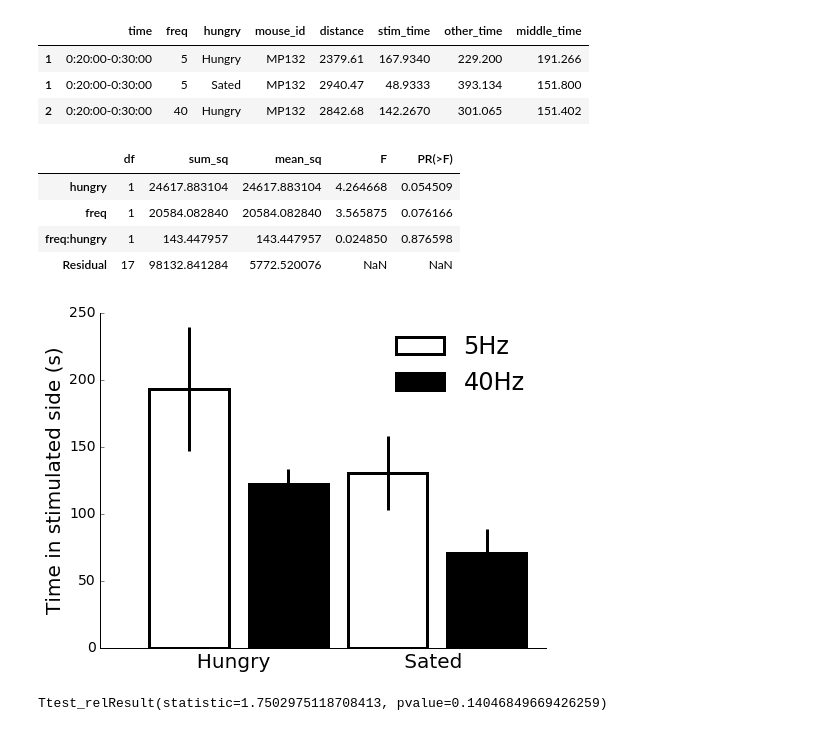
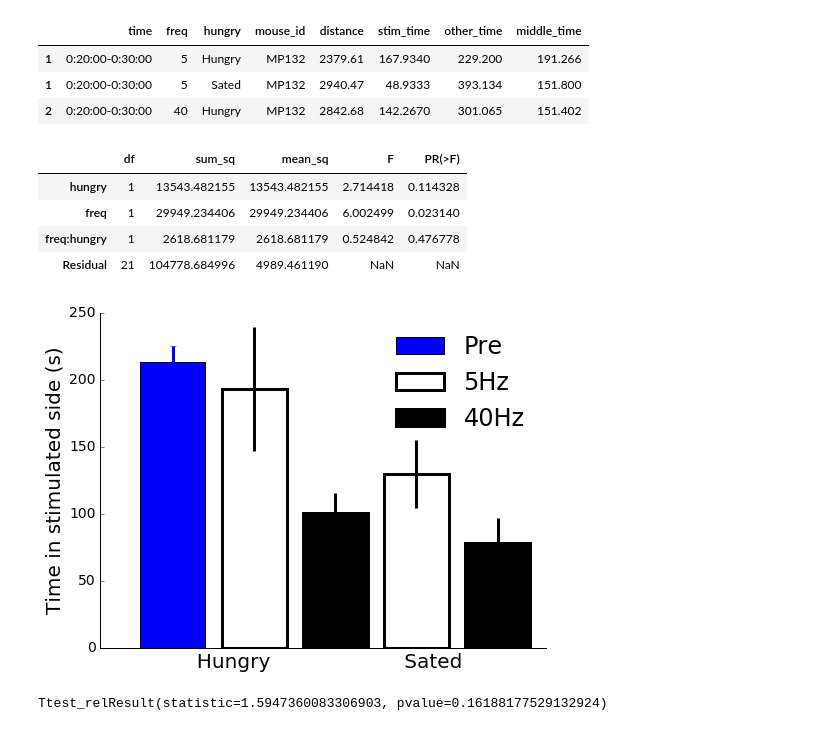
Before and after one commit to map222/MPNeuro, a Jupyter notebook: Ethovision/Real time place preference.ipynb, the cells around one changed output. Cells and saved outputs as stored; diff of their text form; code cells hidden in the pictures.

```diff
--- a/Ethovision/Real time place preference.ipynb
+++ b/Ethovision/Real time place preference.ipynb
@@ -27,6 +28,7 @@ five_hungry_df2 = load_rtpp_csv('160315 - RTPP - 5Hz hungry.csv')
 forty_sated_df = load_rtpp_csv('160307 - RTPP - 40Hz sated.csv')
 forty_sated_df2 = load_rtpp_csv('160314 - RTPP - 40Hz sated.csv')
 forty_hungry_df = load_rtpp_csv('160309 - RTPP - 40Hz hungry.csv')
+forty_hungry_df2 = load_rtpp_csv('160322 - RTPP - 40Hz hungry.csv')
 # %%
 # combine a rtpp experiment that did not have pre-rtpp time, with one that did
 def combine_dif_rtpp(no_pre_df, with_pre_df):
@@ -36,7 +38,10 @@ def combine_dif_rtpp(no_pre_df, with_pre_df):
 five_sated_combined_df = combine_dif_rtpp(five_sated_df, five_sated_df2)
 five_hungry_combined_df = combine_dif_rtpp(five_hungry_df, five_hungry_df2)
 forty_sated_combined_df = combine_dif_rtpp(forty_sated_df, forty_sated_df2)
-forty_hungry_combined_df = forty_hungry_df
+forty_hungry_combined_df = forty_hungry_df.append( forty_hungry_df2 )
+# %%
+zero_df = pd.concat([five_sated_df2.query('time == "Start-0:10:00"'), five_hungry_df2.query('time == "Start-0:10:00"'),
+          forty_sated_df2.query('time == "Start-0:10:00"')] )
 # %%
 def calc_mean_ste(df, col = 'time'):
     mean = df.groupby(col).mean() / 60 / bin_min
@@ -97,36 +102,38 @@ test = ols('stim_time ~ freq * hungry', data = final_data).fit()
 anova_lm(test)
 # %% [output]
 |  | df | sum_sq | mean_sq | F | PR(>F) |
-| hungry | 1 | 24617.883104 | 24617.883104 | 4.264668 | 0.054509 |
-| freq | 1 | 20584.082840 | 20584.082840 | 3.565875 | 0.076166 |
-| freq:hungry | 1 | 143.447957 | 143.447957 | 0.024850 | 0.876598 |
-| Residual | 17 | 98132.841284 | 5772.520076 | NaN | NaN |
+| hungry | 1 | 13543.482155 | 13543.482155 | 2.714418 | 0.114328 |
+| freq | 1 | 29949.234406 | 29949.234406 | 6.002499 | 0.023140 |
+| freq:hungry | 1 | 2618.681179 | 2618.681179 | 0.524842 | 0.476778 |
+| Residual | 21 | 104778.684996 | 4989.461190 | NaN | NaN |
 # %%
 means = final_data.groupby(['hungry', 'freq'])['stim_time'].mean().values
 stes = final_data.groupby(['hungry', 'freq'])['stim_time'].std().values / np.sqrt(NUM_MICE)
 # %%
 fig, ax = plt.subplots(figsize = [8, 6])
+Hz0 = -1
 Hz5 = [0,2]
 Hz40 = [1,3]
+plt.bar(Hz0, zero_df['stim_time'].mean(), yerr = zero_df['stim_time'].std() / NUM_MICE, label = 'Pre')
 plt.bar( Hz5, means[Hz5],  color = 'w', linewidth = 3, yerr=stes[Hz5], ecolor = 'k', capsize = 0, label = '5Hz' )
 plt.bar( Hz40, means[Hz40],  color = 'k', linewidth = 3, yerr=stes[Hz40], ecolor = 'k', capsize = 0, label = '40Hz'  )
-plt.xlim([-0.5, 4])
+plt.xlim([-1.5, 4])
 MP_plot.prettify_axes(ax)
 plt.legend(frameon=False)
 plt.ylabel('Time in stimulated side (s)')
 plt.xlabel('  Hungry                     Sated')
 plt.tick_params(
     axis='x',          # changes apply to the x-axis
     which='both',      # both major and minor ticks are affected
     bottom='off',      # ticks along the bottom edge are off
     top='off',         # ticks along the top edge are off
     labelbottom='off')
 # %% [output]
-[figure, old version]
+[figure, new version]
 # %%
 from scipy import stats
 # %%
 stats.ttest_rel(final_data.query('freq == 5 and hungry == "Sated"')['stim_time'],
                 final_data.query('freq == 40 and hungry == "Sated"')['stim_time'])
 # %% [output]
-Ttest_relResult(statistic=1.7502975118708413, pvalue=0.14046849669426259)
+Ttest_relResult(statistic=1.5947360083306903, pvalue=0.16188177529132924)
```
Also changed, not shown: parts of 2 cells of this notebook, 18 other files.
